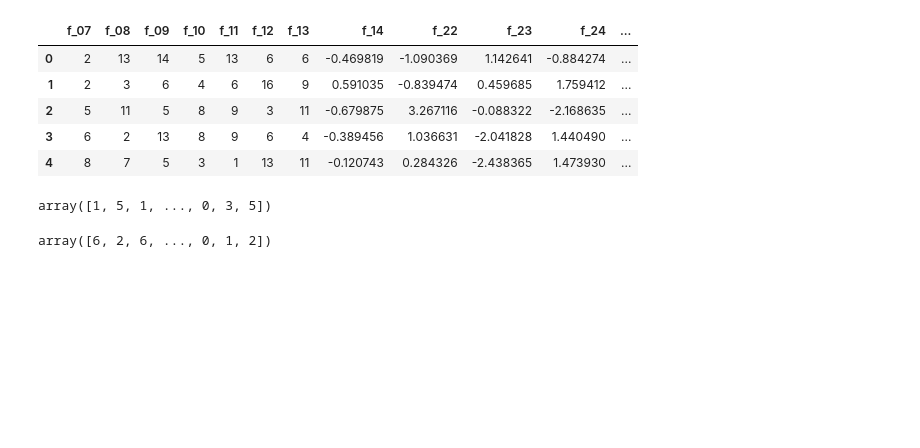
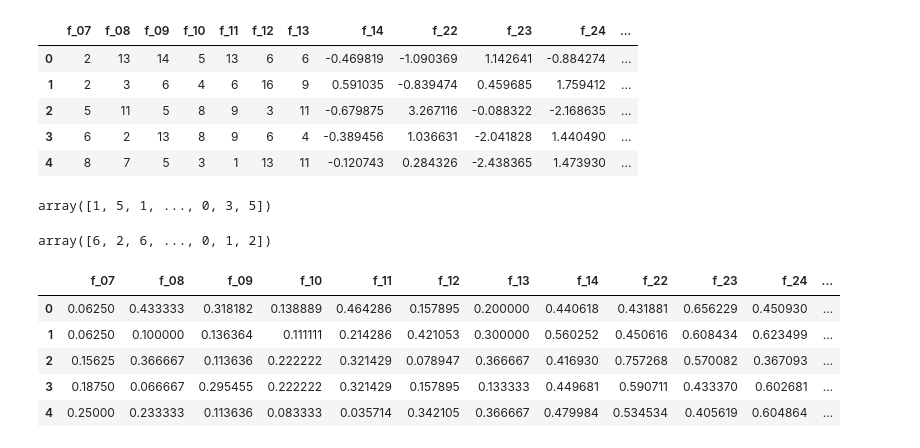
Before and after one commit to novelxv/Korika-Mentorship-Selection-2024, a Jupyter notebook: scripts/clustering.ipynb, the cells around one changed output. Cells and saved outputs as stored; diff of their text form; code cells hidden in the pictures; blank space fills up the shorter version.

```diff
--- a/scripts/clustering.ipynb
+++ b/scripts/clustering.ipynb
@@ -143,0 +163,10 @@ predict.to_csv("../output/predicted_kmeans_2.csv")
+# %%
+data_4 = scaled_data[['f_07', 'f_08', 'f_09', 'f_10', 'f_11', 'f_12', 'f_13', 'f_14', 'f_22', 'f_23', 'f_24', 'f_25', 'f_26', 'f_27', 'f_28']]
+data_4.head()
+# %% [output]
+|  | f_07 | f_08 | f_09 | f_10 | f_11 | f_12 | f_13 | f_14 | f_22 | f_23 | f_24 | ... |
+| 0 | 0.06250 | 0.433333 | 0.318182 | 0.138889 | 0.464286 | 0.157895 | 0.200000 | 0.440618 | 0.431881 | 0.656229 | 0.450930 | ... |
+| 1 | 0.06250 | 0.100000 | 0.136364 | 0.111111 | 0.214286 | 0.421053 | 0.300000 | 0.560252 | 0.450616 | 0.608434 | 0.623499 | ... |
+| 2 | 0.15625 | 0.366667 | 0.113636 | 0.222222 | 0.321429 | 0.078947 | 0.366667 | 0.416930 | 0.757268 | 0.570082 | 0.367093 | ... |
+| 3 | 0.18750 | 0.066667 | 0.295455 | 0.222222 | 0.321429 | 0.157895 | 0.133333 | 0.449681 | 0.590711 | 0.433370 | 0.602681 | ... |
+| 4 | 0.25000 | 0.233333 | 0.113636 | 0.083333 | 0.035714 | 0.342105 | 0.366667 | 0.479984 | 0.534534 | 0.405619 | 0.604864 | ... |
```
Also changed, not shown: parts of 11 cells of this notebook, 11 other files.
